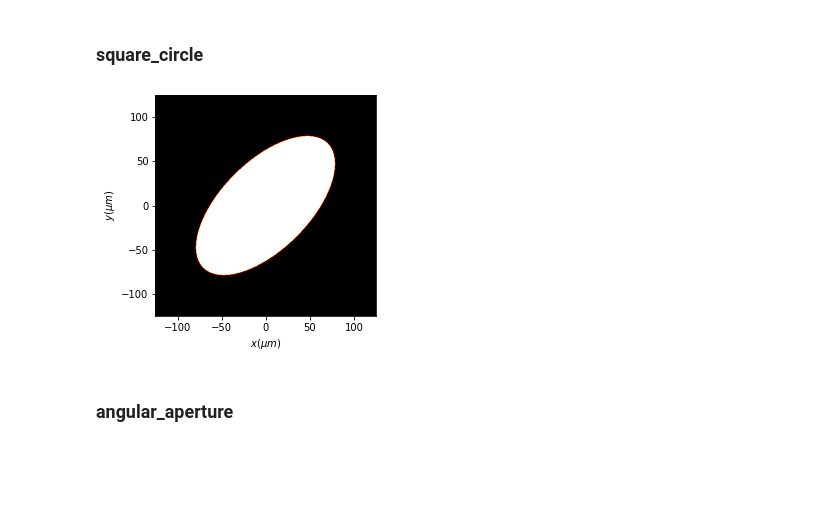
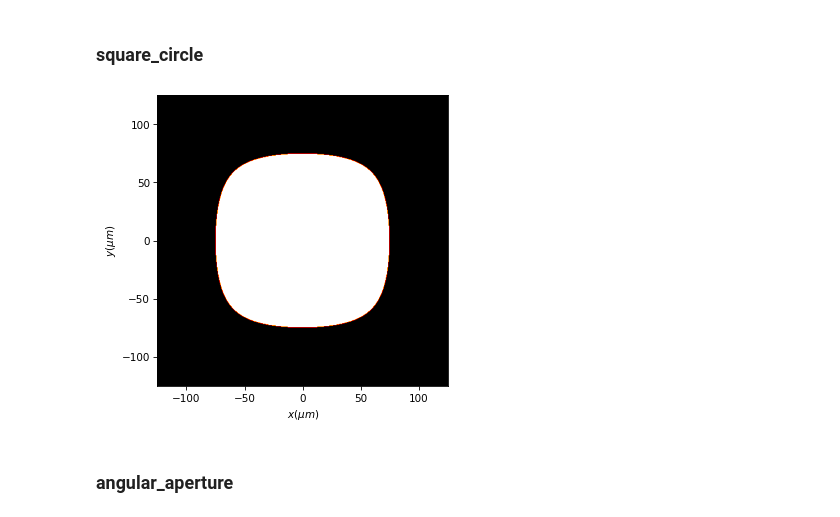
Before and after one commit to optbrea/diffractio, a Jupyter notebook: docs/source/tutorial_scalar/scalar_XY/masks_xy.ipynb, the cells around one changed output. Drawn from its saved outputs; the diff is of its cells as text; code cells hidden in the pictures; blank space fills up the shorter version.

```diff
--- a/docs/source/tutorial_scalar/scalar_XY/masks_xy.ipynb
+++ b/docs/source/tutorial_scalar/scalar_XY/masks_xy.ipynb
@@ -260,15 +274,15 @@ t1.draw(kind="intensity")
 # %%
 num_data = 512
 length = 250 * um
 x = np.linspace(-length / 2, length / 2, num_data)
 y = np.linspace(-length / 2, length / 2, num_data)
 wavelength = 0.6328 * um
 
 t1 = Scalar_mask_XY(x, y, wavelength)
-t1.circle(r0=(0 * um, 0 * um), radius=(100 * um, 50 * um), angle=45 * degrees)
+t1.square_circle(r0=(0 * um, 0 * um), R1=75 * um, R2 = 75*um, s=0.8)
 t1.draw(kind="intensity")
 # %% [output]
-[figure, old version]
+[figure, new version]
 # %% [markdown]
 ### angular_aperture
 # %%
```
Also changed, not shown: parts of 4 cells of this notebook, 1 other file.
